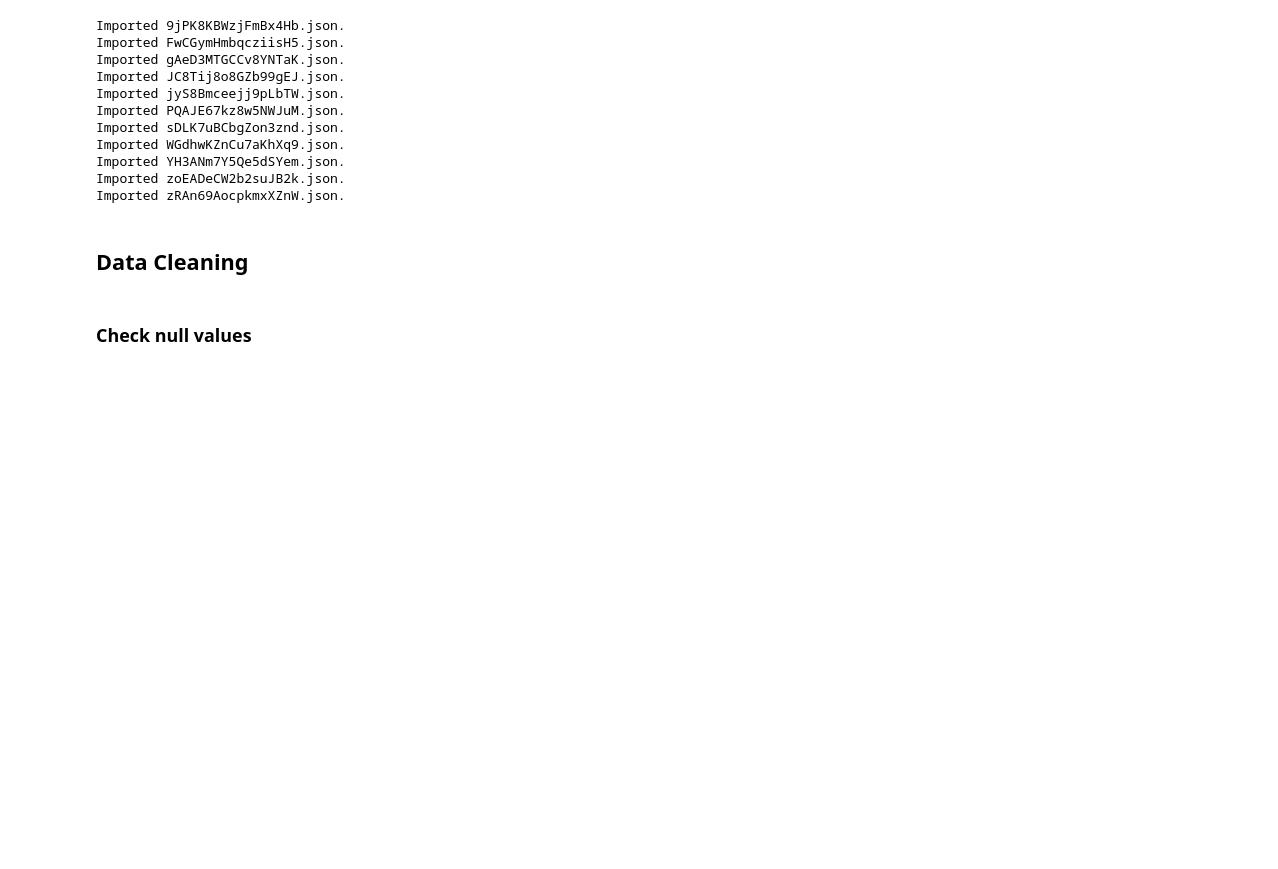
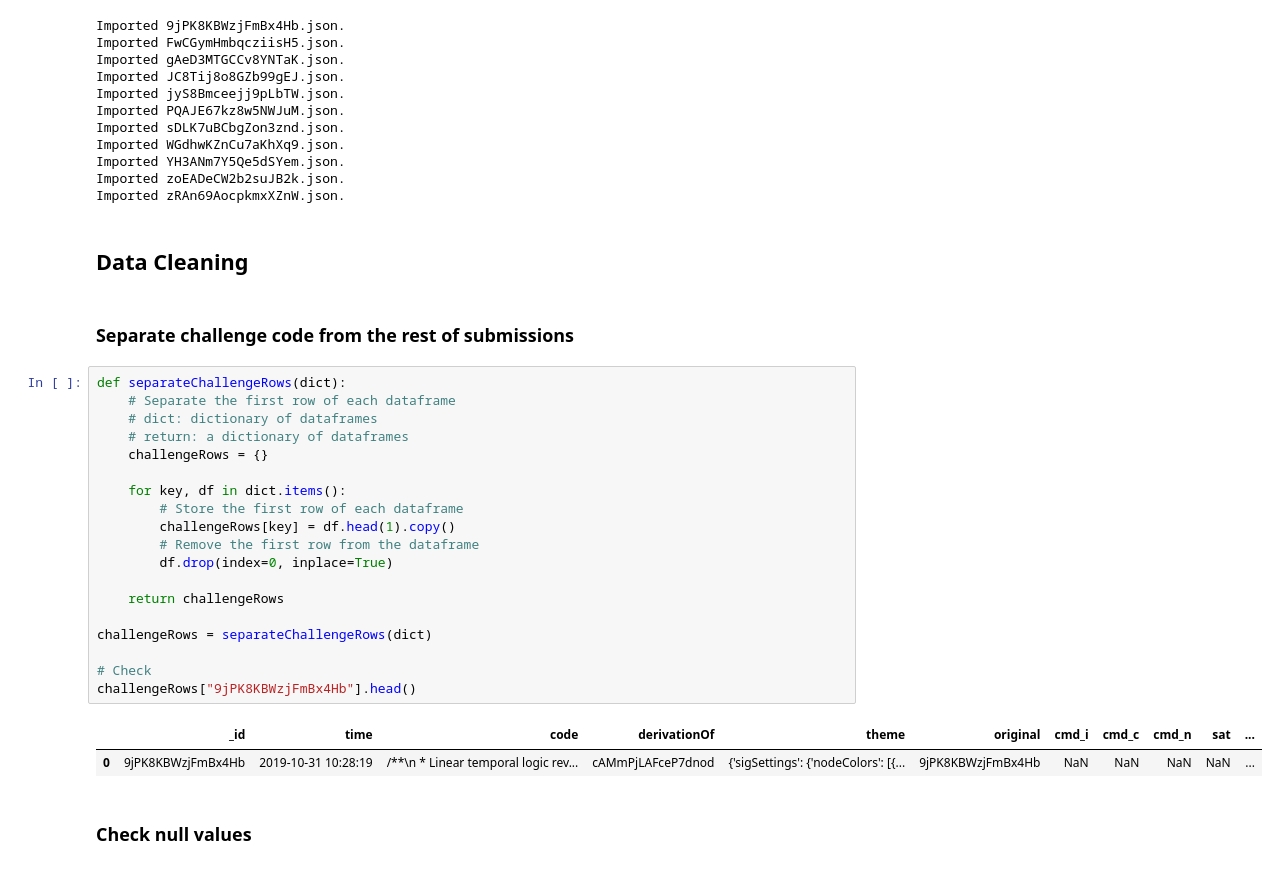
Before and after one commit to anaines14/HiGenA, a Jupyter notebook: data_preparation/notebook.ipynb, the cells around one changed output. Saved outputs shown, nothing was run; the diff lists cells and outputs as text; blank space fills up the shorter version.

```diff
--- a/data_preparation/notebook.ipynb
+++ b/data_preparation/notebook.ipynb
@@ -45,6 +45,30 @@ Imported zoEADeCW2b2suJB2k.json.
 Imported zRAn69AocpkmxXZnW.json.
 # %% [markdown]
 ## Data Cleaning
+# %% [markdown]
+### Separate challenge code from the rest of submissions
+# %%
+def separateChallengeRows(dict):
+    # Separate the first row of each dataframe
+    # dict: dictionary of dataframes
+    # return: a dictionary of dataframes
+    challengeRows = {}
+
+    for key, df in dict.items():
+        # Store the first row of each dataframe
+        challengeRows[key] = df.head(1).copy()
+        # Remove the first row from the dataframe
+        df.drop(index=0, inplace=True)
+
+    return challengeRows
+
+challengeRows = separateChallengeRows(dict)
+
+# Check
+challengeRows["9jPK8KBWzjFmBx4Hb"].head()
+# %% [output]
+|  | _id | time | code | derivationOf | theme | original | cmd_i | cmd_c | cmd_n | sat | ... |
+| 0 | 9jPK8KBWzjFmBx4Hb | 2019-10-31 10:28:19 | /**\n * Linear temporal logic rev... | cAMmPjLAFceP7dnod | {'sigSettings': {'nodeColors': [{... | 9jPK8KBWzjFmBx4Hb | NaN | NaN | NaN | NaN | ... |
 # %% [markdown]
 ### Check null values
 # %%
```
Also changed, not shown: parts of 18 cells of this notebook.
